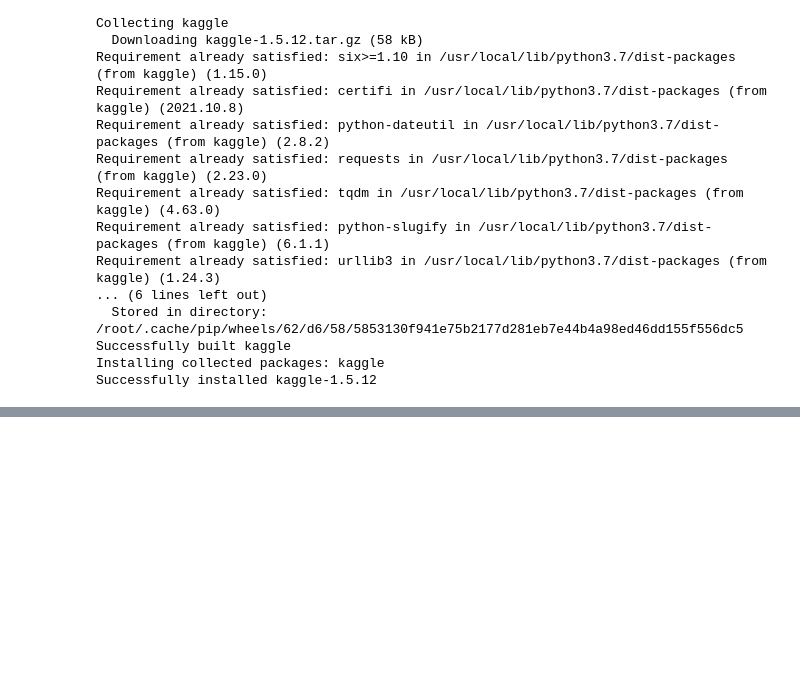
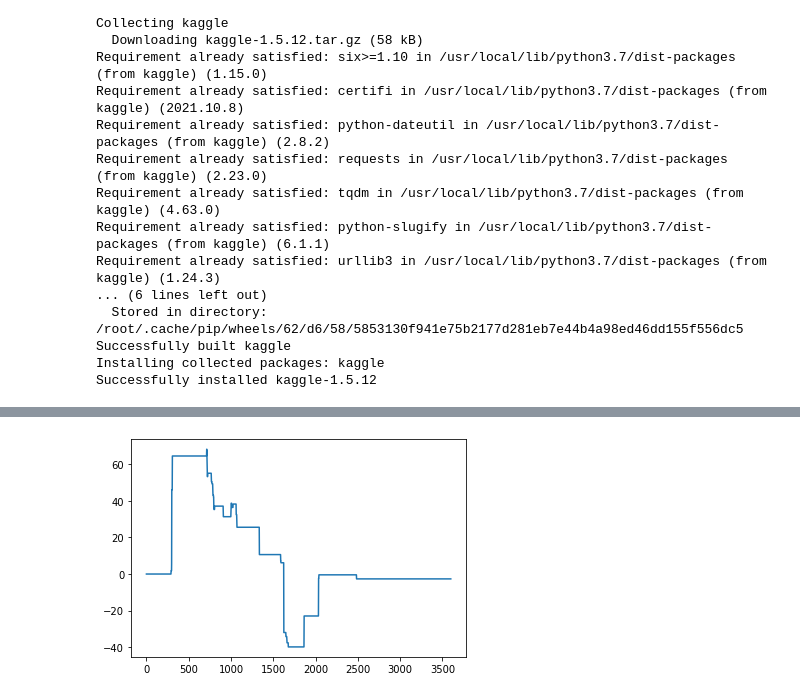
Before and after one commit to dercodeKoenig/colab-KI, a Jupyter notebook: xt_test.ipynb, the cells around one changed output, grey strips where cells are left out. Drawn from its saved outputs; the diff is of its cells as text; code cells hidden in the pictures; blank space fills up the shorter version.

```diff
--- a/xt_test.ipynb
+++ b/xt_test.ipynb
@@ -119,3 +55,0 @@ _________________________________________________________________
-# %%
-X = np.load(ddir+tc[0])
-Y = np.load(ddir+tc[1])
@@ -163,0 +56,11 @@ for i in range(len(X)-sn-4*24):
+# %%
+symbol = "EURUSD"
+seq_len = int(24*20)
+lookfuture = int(24*2)
+atr_mult = 4
+stop_loss_mult = 0.1
+train_window = 64
+sample_weight = 2
+# %%
+df = pd.read_csv("current_data.csv")
+df
@@ -163,0 +356,3 @@ for i in range(len(X)-sn-4*24):
+# %%
+data_manager = manager("EUR_USD_MANAGER")
+data_manager.create_model()
@@ -163,0 +377,74 @@ for i in range(len(X)-sn-4*24):
+# %%
+positions = []
+wins = 0
+losses = 0
+total = 0
+balance = 100
+cash_list = []
+stt = 5
+pretrain = 1000
+for i in range(len(df)):
+    candle = df.iloc[i]
+    _, _, o, h, l, c = candle
+    data_manager.add_new_candle(i,o,h,l,c)
+    result = data_manager.get_current_decision()
+    if result != None and i > pretrain:
+        current_candle = data_manager.candles[-1]
+        while True:
+            sth = False
+            for o in range(len(positions)):
+                ls = 1 if positions[o][3] == "LONG" else -1
+
+                win_percent = 0
+                if current_candle.h > positions[o][1]:
+                    win_percent = (positions[o][1] - positions[o][0]) / positions[o][0] * positions[o][4]
+
+
+                if current_candle.l < positions[o][2]:
+                    win_percent = (positions[o][2] - positions[o][0]) / positions[o][0] * positions[o][4]
+
+
+                win_percent*=ls
+
+
+                if win_percent != 0:
+                    sth = True
+                    total+=win_percent - 0.015 / 100 * positions[o][4]
+                    if win_percent > 0: wins+=1
+                    if win_percent < 0: losses+=1
+                    #print(positions[o][3], "closed for", win_percent, "% win")
+                    #print("wins:", wins, "  loss:", losses, "  total:", total)
+                    del positions[o]
+                    break
+
+            if not sth:
+                break
+
+
+        cash_list.append(total)
+
+        atr = current_candle.atr_value
+        close = current_candle.c
+
+        #risk 1 %
+        order_value = (close / (atr * atr_mult * stop_loss_mult*stt)) * 0.01 * balance
+
+        if result == 1:#short
+            stop_up = close + atr * atr_mult * stop_loss_mult*stt
+            stop_down = close - atr * atr_mult
+            positions.append((close, stop_up, stop_down, "SHORT", order_value))
+            #print("short opened for", close)
+
+
+        if result == 2:#long
+            stop_up = close + atr * atr_mult
+            stop_down = close - atr * atr_mult * stop_loss_mult*stt
+            positions.append((close, stop_up, stop_down, "LONG", order_value))
+            #print("long opened for", close)
+        if i%50 == 0:
+            clear_output()
+            plt.plot(cash_list)
+            plt.show()
+            print("wins:", wins, "  loss:", losses, "  wwl:", wins - losses * stop_loss_mult*stt, "  total:", total)
+# %% [output]
+[figure, added]
```
Also changed, not shown: parts of 11 cells of this notebook.
